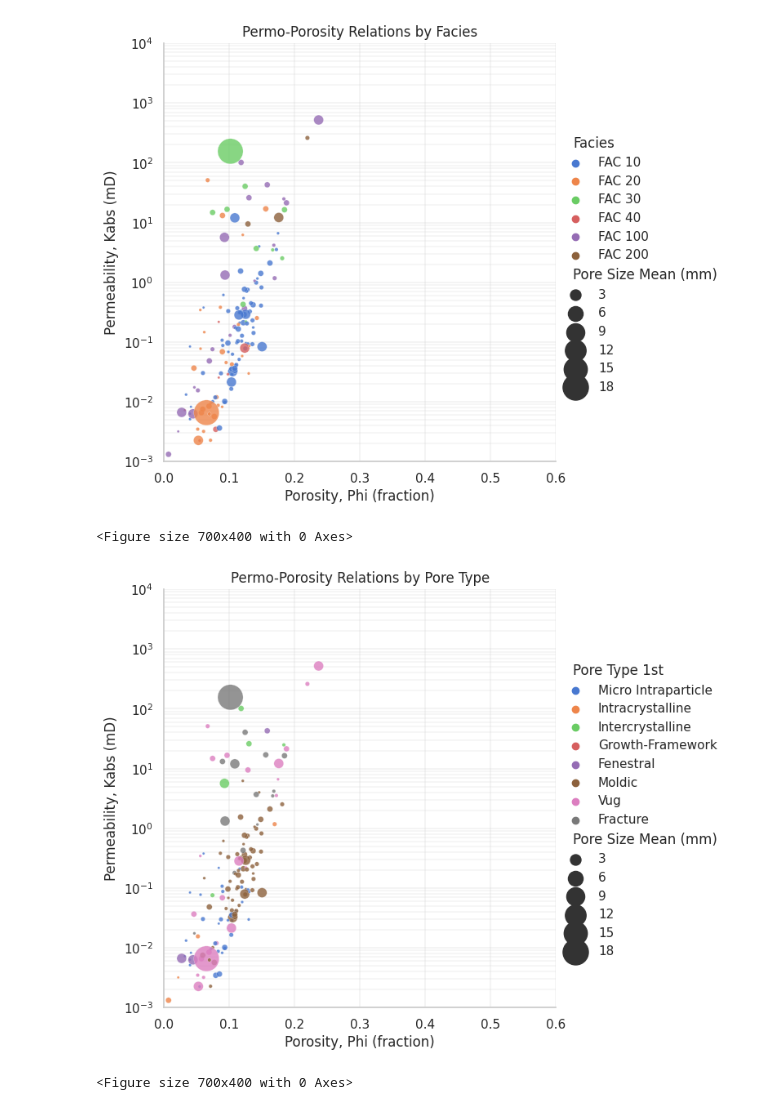
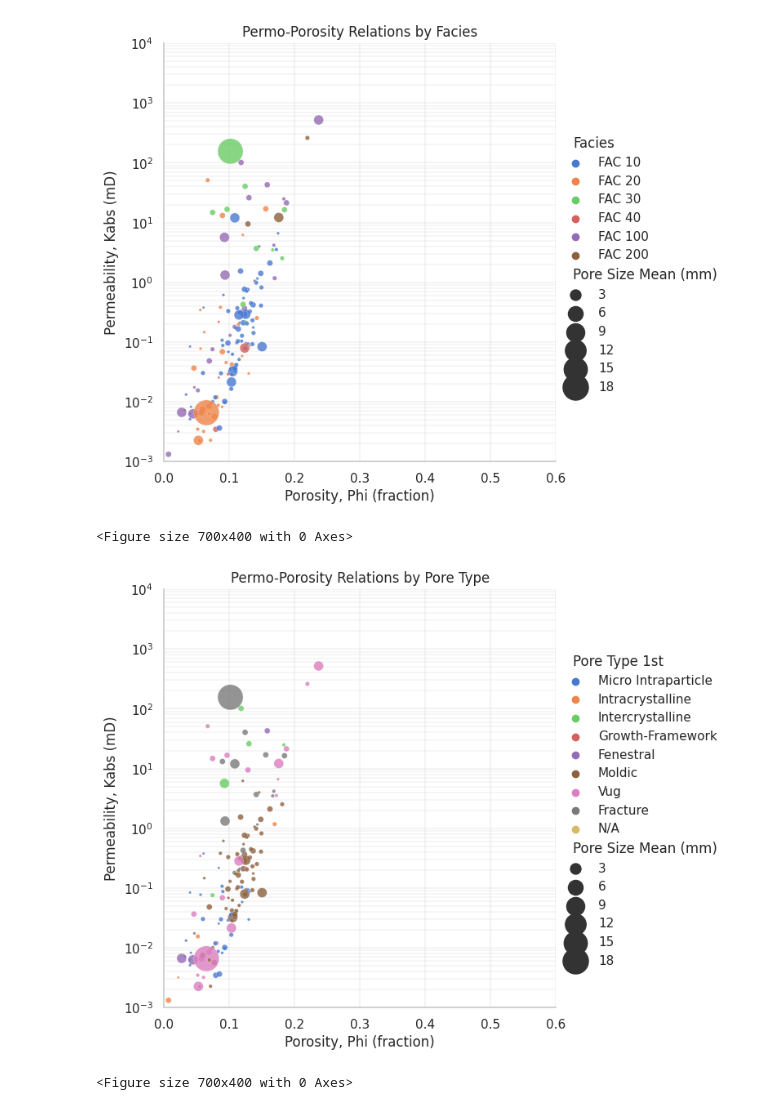
Before and after one commit to jpfsc/TCC-MBA-PUC-RJ, a Jupyter notebook: Machine_on_Rocks.ipynb, the cells around one changed output. Drawn from its saved outputs; the diff is of its cells as text; code cells hidden in the pictures.

```diff
--- a/Machine_on_Rocks.ipynb
+++ b/Machine_on_Rocks.ipynb
@@ -750,28 +750,28 @@ plt.show()
 # %%
 # Plot Porosity and Permeability with petrographic features
 sns.set_theme(style="whitegrid")
 
 fig = plt.figure(figsize=(7,4))
 g = sns.relplot(
     data = data,
     x = "Phi (fraction)", y = "Kabs(mD)",
     hue = "Pore Type 1st", size = "Pore Size Mean (mm)",
-    hue_order = ('Micro Intraparticle','Intracrystalline', 'Intercrystalline', 'Growth-Framework','Fenestral', 'Moldic', 'Vug', 'Fracture'),
+    hue_order = ('Micro Intraparticle','Intracrystalline', 'Intercrystalline', 'Growth-Framework','Fenestral', 'Moldic', 'Vug', 'Fracture','N/A'),
     sizes=(5, 500), alpha=.8,
     palette="muted", height=6)
 
 g.set(title='Permo-Porosity Relations by Pore Type',
       xlabel='Porosity, Phi (fraction)', ylabel='Permeability, Kabs (mD)',
       xscale='linear', yscale='log',
       xlim=(0,0.6),ylim=(0.001, 10000))
 
 g.ax.xaxis.grid(True, 'major', linewidth=0.3)
 g.ax.yaxis.grid(True, 'major', linewidth=0.3)
 g.ax.yaxis.grid(True, 'minor', linewidth=0.25)
 plt.show()
 # %% [output]
 <Figure size 700x400 with 0 Axes>
-[figure, old version]
+[figure, new version]
 # %%
 # Plot Porosity and Permeability with petrographic features
 sns.set_theme(style="whitegrid")
```
Also changed, not shown: parts of 1 cell of this notebook.
